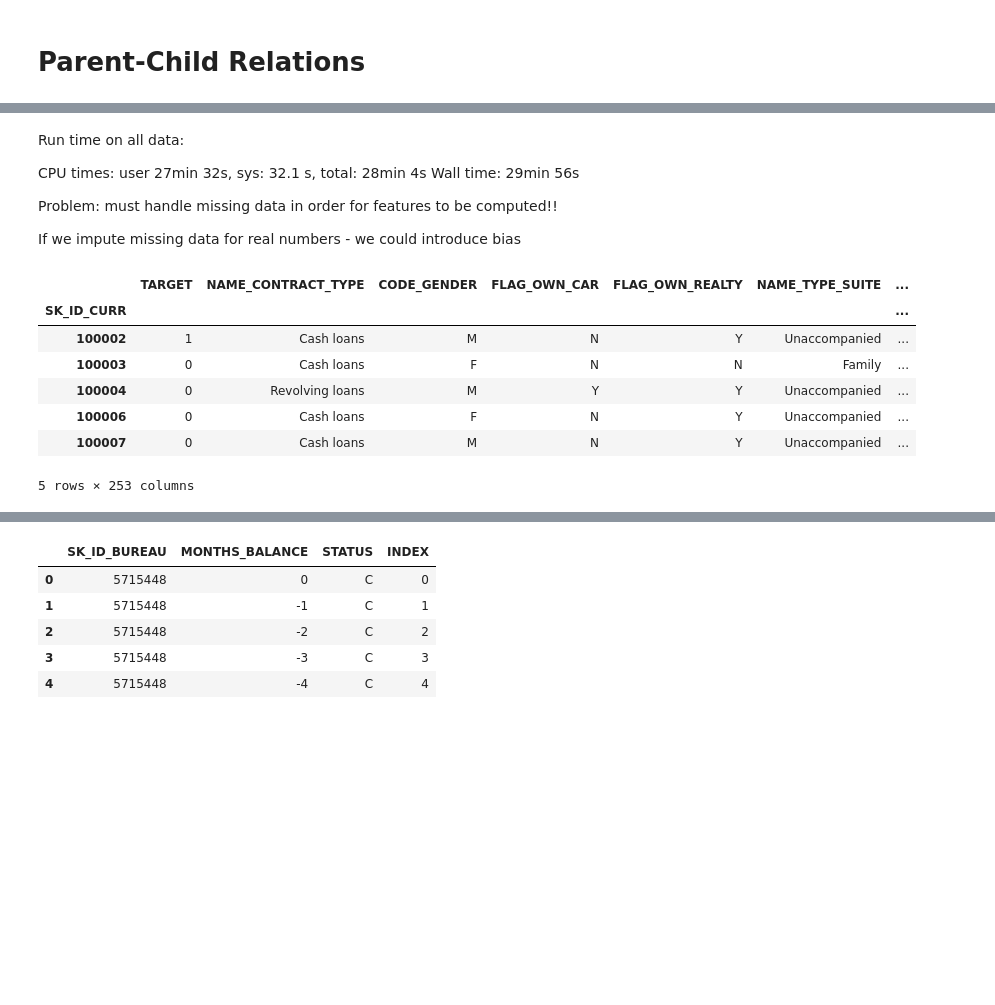
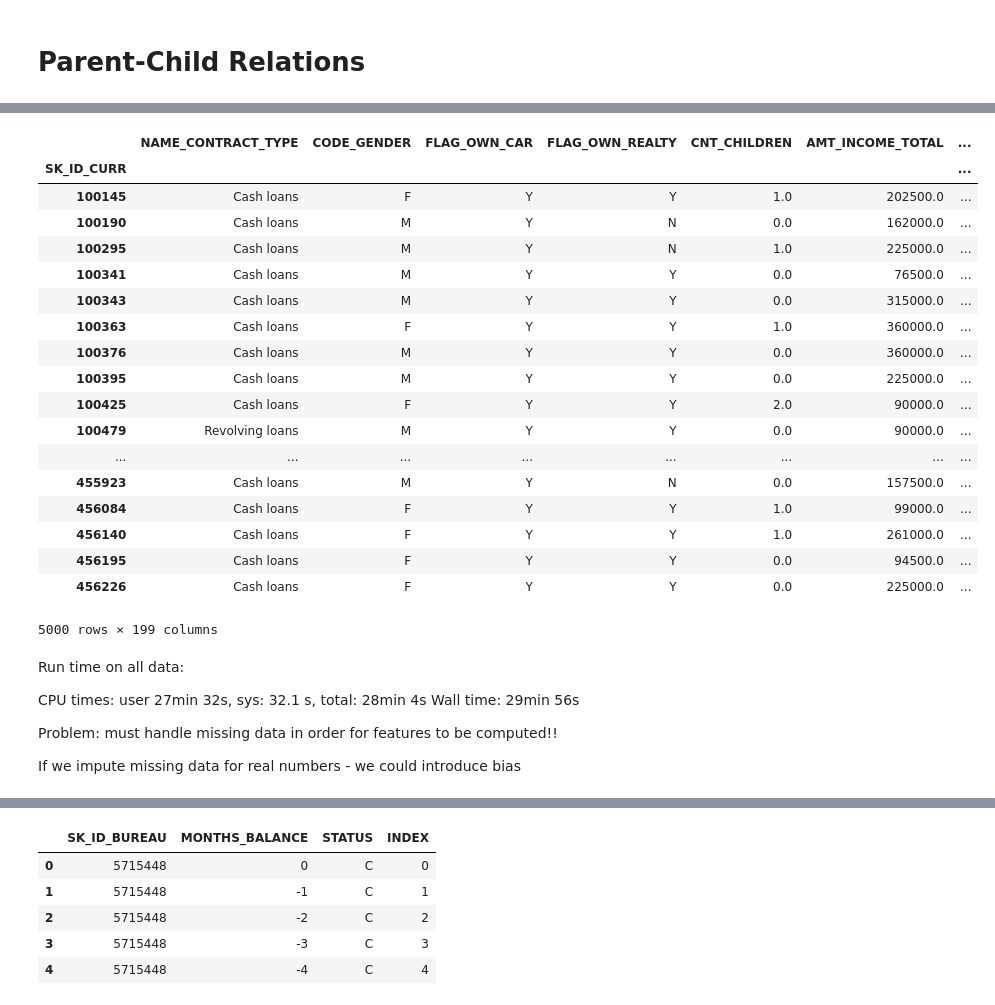
Before and after one commit to chalendony/data-prep-visualization, a Jupyter notebook: Automated Feature Engineering with Featuretools.ipynb, the cells around one changed output, grey strips where cells are left out. Cells and saved outputs as stored; diff of their text form; code cells hidden in the pictures; blank space fills up the shorter version.

```diff
--- a/Automated Feature Engineering with Featuretools.ipynb
+++ b/Automated Feature Engineering with Featuretools.ipynb
@@ -322,3 +266,25 @@ Wall time: 29min 56s
+# %%
+feature_matrix
+# %% [output]
+|  | NAME_CONTRACT_TYPE | CODE_GENDER | FLAG_OWN_CAR | FLAG_OWN_REALTY | CNT_CHILDREN | AMT_INCOME_TOTAL | ... |
+| SK_ID_CURR |  |  |  |  |  |  | ... |
+| 100145 | Cash loans | F | Y | Y | 1.0 | 202500.0 | ... |
+| 100190 | Cash loans | M | Y | N | 0.0 | 162000.0 | ... |
+| 100295 | Cash loans | M | Y | N | 1.0 | 225000.0 | ... |
+| 100341 | Cash loans | M | Y | Y | 0.0 | 76500.0 | ... |
+| 100343 | Cash loans | M | Y | Y | 0.0 | 315000.0 | ... |
+| 100363 | Cash loans | F | Y | Y | 1.0 | 360000.0 | ... |
+| 100376 | Cash loans | M | Y | Y | 0.0 | 360000.0 | ... |
+| 100395 | Cash loans | M | Y | Y | 0.0 | 225000.0 | ... |
+| 100425 | Cash loans | F | Y | Y | 2.0 | 90000.0 | ... |
+| 100479 | Revolving loans | M | Y | Y | 0.0 | 90000.0 | ... |
+| ... | ... | ... | ... | ... | ... | ... | ... |
+| 455923 | Cash loans | M | Y | N | 0.0 | 157500.0 | ... |
+| 456084 | Cash loans | F | Y | Y | 1.0 | 99000.0 | ... |
+| 456140 | Cash loans | F | Y | Y | 1.0 | 261000.0 | ... |
+| 456195 | Cash loans | F | Y | Y | 0.0 | 94500.0 | ... |
+| 456226 | Cash loans | F | Y | Y | 0.0 | 225000.0 | ... |
+5000 rows × 199 columns
 # %% [markdown]
 Run time on all data:
 
@@ -328,14 +294,3 @@ Wall time: 29min 56s
 Problem: must handle missing data in order for features to be computed!!
 
 If we impute missing data for real numbers - we could introduce bias
-# %%
-feature_matrix.head()
-# %% [output]
-|  | TARGET | NAME_CONTRACT_TYPE | CODE_GENDER | FLAG_OWN_CAR | FLAG_OWN_REALTY | NAME_TYPE_SUITE | ... |
-| SK_ID_CURR |  |  |  |  |  |  | ... |
-| 100002 | 1 | Cash loans | M | N | Y | Unaccompanied | ... |
-| 100003 | 0 | Cash loans | F | N | N | Family | ... |
-| 100004 | 0 | Revolving loans | M | Y | Y | Unaccompanied | ... |
-| 100006 | 0 | Cash loans | F | N | Y | Unaccompanied | ... |
-| 100007 | 0 | Cash loans | M | N | Y | Unaccompanied | ... |
-5 rows × 253 columns
```
Also changed, not shown: parts of 23 cells of this notebook, 1 other file.
